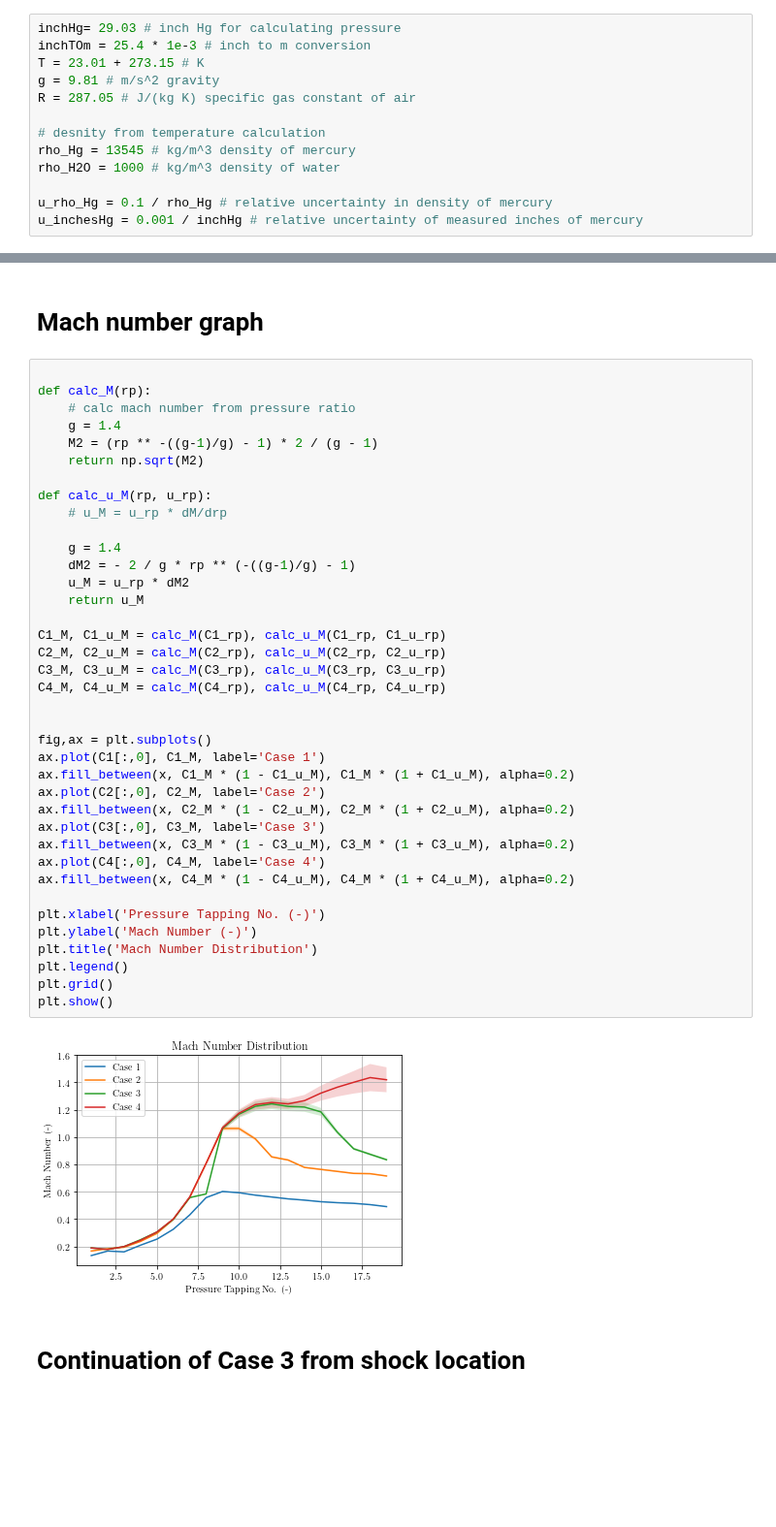
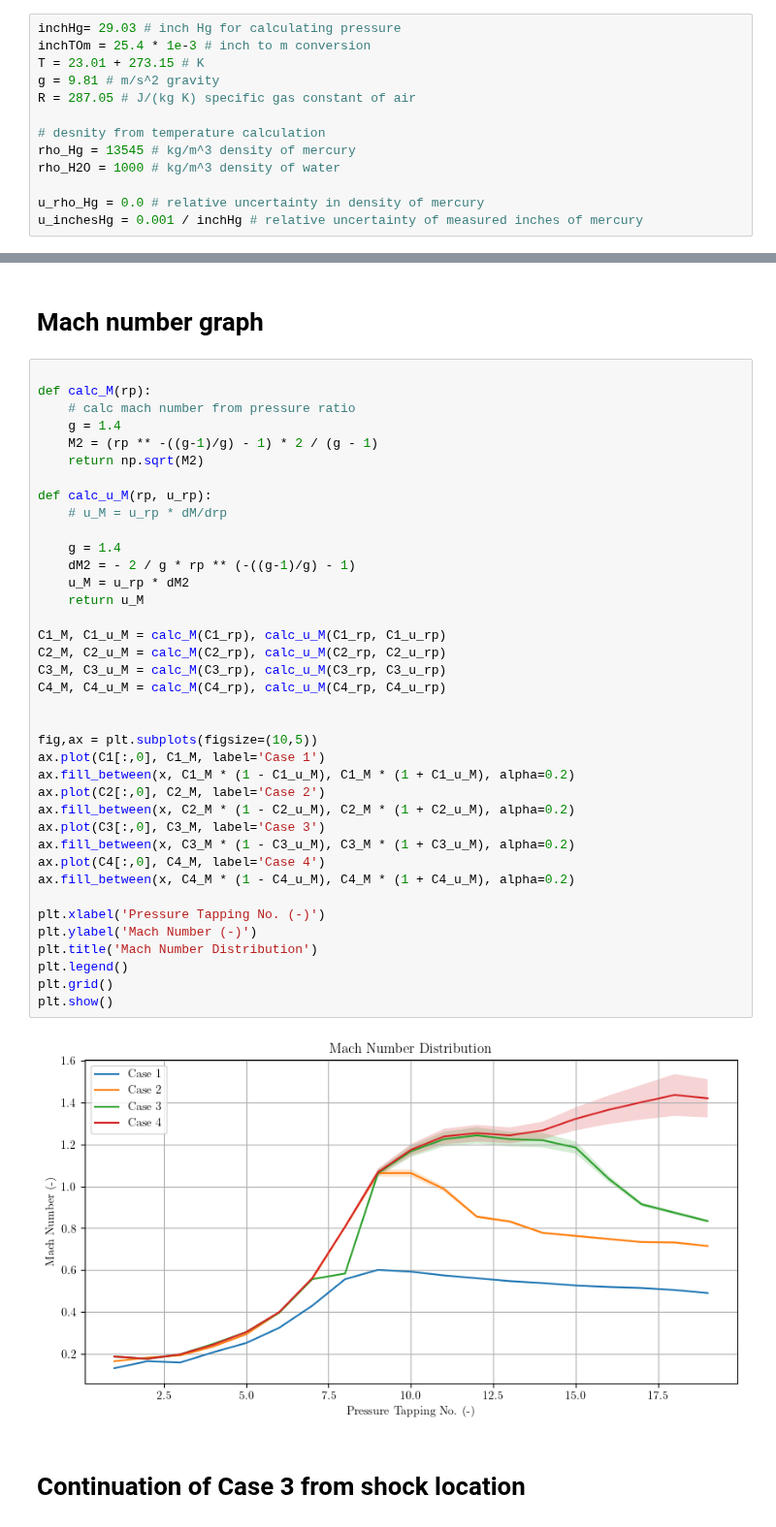
Before and after one commit to lpender3672/MEng-CW, a Jupyter notebook: IIA/3A3/Supersonic_Nozzle/analysis.ipynb, the cells around one changed output, grey strips where cells are left out. Shown at 97% size. Saved outputs shown, nothing was run; the diff lists cells and outputs as text; blank space fills up the shorter version.

```diff
--- a/IIA/3A3/Supersonic_Nozzle/analysis.ipynb
+++ b/IIA/3A3/Supersonic_Nozzle/analysis.ipynb
@@ -18,7 +18,7 @@ R = 287.05 # J/(kg K) specific gas constant of air
 rho_Hg = 13545 # kg/m^3 density of mercury
 rho_H2O = 1000 # kg/m^3 density of water
 
-u_rho_Hg = 0.1 / rho_Hg # relative uncertainty in density of mercury
+u_rho_Hg = 0.0 # relative uncertainty in density of mercury
 u_inchesHg = 0.001 / inchHg # relative uncertainty of measured inches of mercury
 # %%
 P0 =  rho_Hg * g * inchHg * inchTOm # Pa
@@ -130,35 +141,35 @@ def calc_M(rp):
 def calc_u_M(rp, u_rp):
     # u_M = u_rp * dM/drp
 
     g = 1.4
     dM2 = - 2 / g * rp ** (-((g-1)/g) - 1)
     u_M = u_rp * dM2
     return u_M
 
 C1_M, C1_u_M = calc_M(C1_rp), calc_u_M(C1_rp, C1_u_rp)
 C2_M, C2_u_M = calc_M(C2_rp), calc_u_M(C2_rp, C2_u_rp)
 C3_M, C3_u_M = calc_M(C3_rp), calc_u_M(C3_rp, C3_u_rp)
 C4_M, C4_u_M = calc_M(C4_rp), calc_u_M(C4_rp, C4_u_rp)
 
 
-fig,ax = plt.subplots()
+fig,ax = plt.subplots(figsize=(10,5))
 ax.plot(C1[:,0], C1_M, label='Case 1')
 ax.fill_between(x, C1_M * (1 - C1_u_M), C1_M * (1 + C1_u_M), alpha=0.2)
 ax.plot(C2[:,0], C2_M, label='Case 2')
 ax.fill_between(x, C2_M * (1 - C2_u_M), C2_M * (1 + C2_u_M), alpha=0.2)
 ax.plot(C3[:,0], C3_M, label='Case 3')
 ax.fill_between(x, C3_M * (1 - C3_u_M), C3_M * (1 + C3_u_M), alpha=0.2)
 ax.plot(C4[:,0], C4_M, label='Case 4')
 ax.fill_between(x, C4_M * (1 - C4_u_M), C4_M * (1 + C4_u_M), alpha=0.2)
 
 plt.xlabel('Pressure Tapping No. (-)')
 plt.ylabel('Mach Number (-)')
 plt.title('Mach Number Distribution')
 plt.legend()
 plt.grid()
 plt.show()
 # %% [output]
-[figure, old version]
+[figure, new version]
 # %% [markdown]
 # Continuation of Case 3 from shock location
 # %%
```
Also changed, not shown: parts of 10 cells of this notebook, 10 other files.
